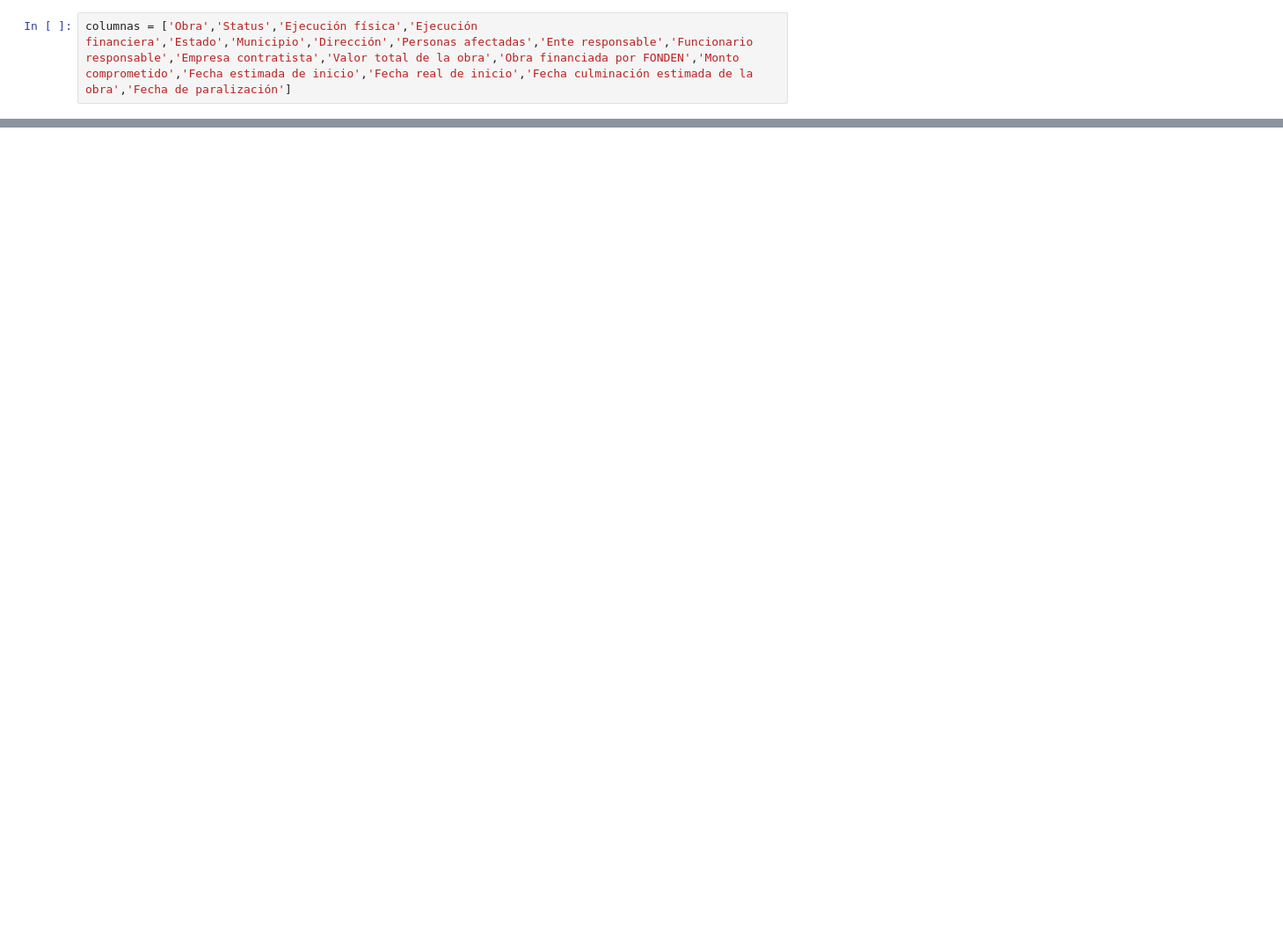
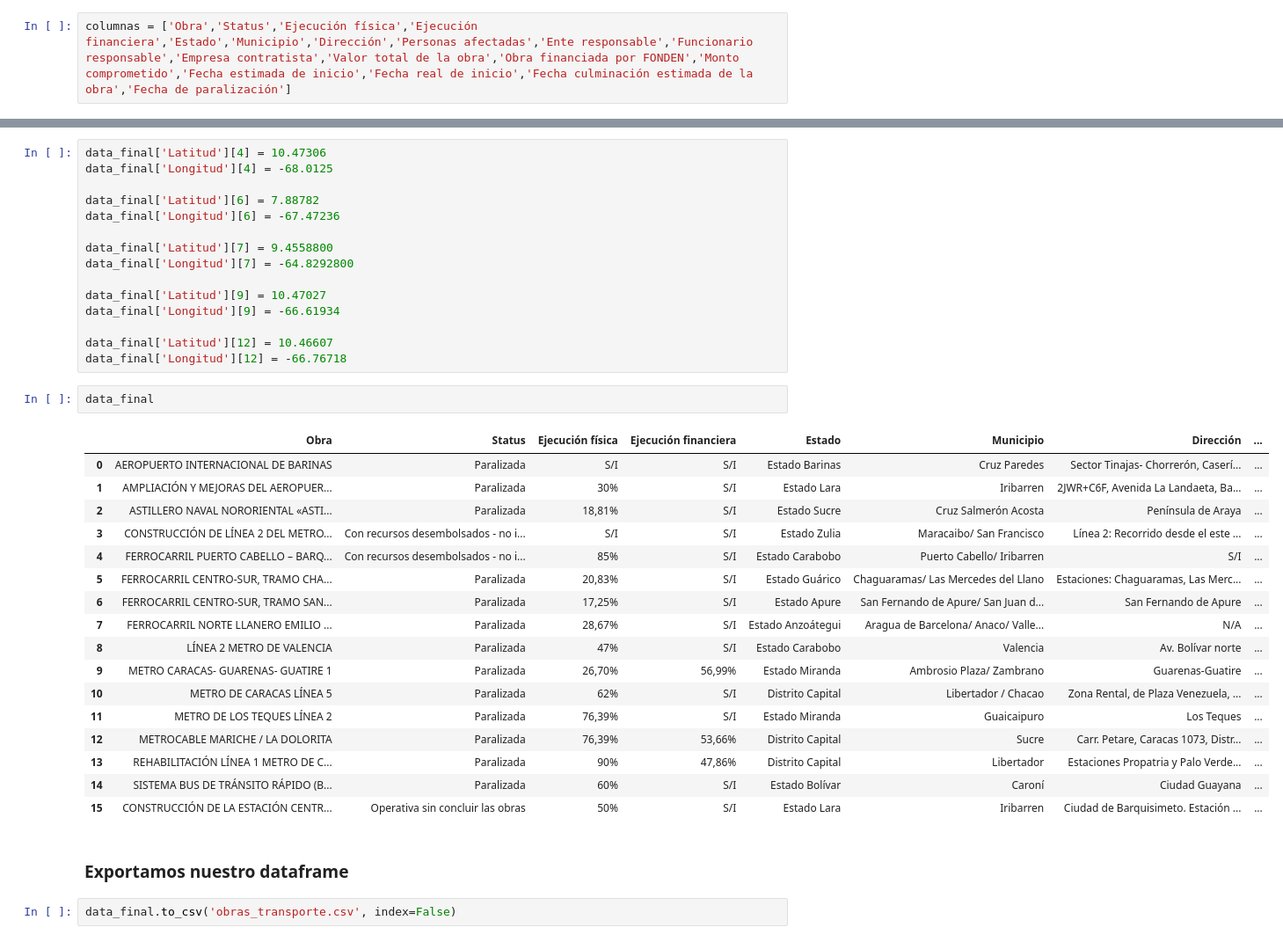
Before and after one commit to Christelllameda/Proyecto-Nro-3, a Jupyter notebook: Scrapping.ipynb, the cells around one changed output, grey strips where cells are left out. Shown at 88% size. Cells and saved outputs as stored; diff of their text form; blank space fills up the shorter version.

```diff
--- a/Scrapping.ipynb
+++ b/Scrapping.ipynb
@@ -44,0 +291,39 @@ df
+# %%
+data_final['Latitud'][4] = 10.47306
+data_final['Longitud'][4] = -68.0125
+
+data_final['Latitud'][6] = 7.88782
+data_final['Longitud'][6] = -67.47236
+
+data_final['Latitud'][7] = 9.4558800
+data_final['Longitud'][7] = -64.8292800
+
+data_final['Latitud'][9] = 10.47027
+data_final['Longitud'][9] = -66.61934
+
+data_final['Latitud'][12] = 10.46607
+data_final['Longitud'][12] = -66.76718
+# %%
+data_final
+# %% [output]
+|  | Obra | Status | Ejecución física | Ejecución financiera | Estado | Municipio | Dirección | ... |
+| 0 | AEROPUERTO INTERNACIONAL DE BARINAS | Paralizada | S/I | S/I | Estado Barinas | Cruz Paredes | Sector Tinajas- Chorrerón, Caserí... | ... |
+| 1 | AMPLIACIÓN Y MEJORAS DEL AEROPUER... | Paralizada | 30% | S/I | Estado Lara | Iribarren | 2JWR+C6F, Avenida La Landaeta, Ba... | ... |
+| 2 | ASTILLERO NAVAL NORORIENTAL «ASTI... | Paralizada | 18,81% | S/I | Estado Sucre | Cruz Salmerón Acosta | Península de Araya | ... |
+| 3 | CONSTRUCCIÓN DE LÍNEA 2 DEL METRO... | Con recursos desembolsados - no i... | S/I | S/I | Estado Zulia | Maracaibo/ San Francisco | Línea 2: Recorrido desde el este ... | ... |
+| 4 | FERROCARRIL PUERTO CABELLO – BARQ... | Con recursos desembolsados - no i... | 85% | S/I | Estado Carabobo | Puerto Cabello/ Iribarren | S/I | ... |
+| 5 | FERROCARRIL CENTRO-SUR, TRAMO CHA... | Paralizada | 20,83% | S/I | Estado Guárico | Chaguaramas/ Las Mercedes del Llano | Estaciones: Chaguaramas, Las Merc... | ... |
+| 6 | FERROCARRIL CENTRO-SUR, TRAMO SAN... | Paralizada | 17,25% | S/I | Estado Apure | San Fernando de Apure/ San Juan d... | San Fernando de Apure | ... |
+| 7 | FERROCARRIL NORTE LLANERO EMILIO ... | Paralizada | 28,67% | S/I | Estado Anzoátegui | Aragua de Barcelona/ Anaco/ Valle... | N/A | ... |
+| 8 | LÍNEA 2 METRO DE VALENCIA | Paralizada | 47% | S/I | Estado Carabobo | Valencia | Av. Bolívar norte | ... |
+| 9 | METRO CARACAS- GUARENAS- GUATIRE 1 | Paralizada | 26,70% | 56,99% | Estado Miranda | Ambrosio Plaza/ Zambrano | Guarenas-Guatire | ... |
+| 10 | METRO DE CARACAS LÍNEA 5 | Paralizada | 62% | S/I | Distrito Capital | Libertador / Chacao | Zona Rental, de Plaza Venezuela, ... | ... |
+| 11 | METRO DE LOS TEQUES LÍNEA 2 | Paralizada | 76,39% | S/I | Estado Miranda | Guaicaipuro | Los Teques | ... |
+| 12 | METROCABLE MARICHE / LA DOLORITA | Paralizada | 76,39% | 53,66% | Distrito Capital | Sucre | Carr. Petare, Caracas 1073, Distr... | ... |
+| 13 | REHABILITACIÓN LÍNEA 1 METRO DE C... | Paralizada | 90% | 47,86% | Distrito Capital | Libertador | Estaciones Propatria y Palo Verde... | ... |
+| 14 | SISTEMA BUS DE TRÁNSITO RÁPIDO (B... | Paralizada | 60% | S/I | Estado Bolívar | Caroní | Ciudad Guayana | ... |
+| 15 | CONSTRUCCIÓN DE LA ESTACIÓN CENTR... | Operativa sin concluir las obras | 50% | S/I | Estado Lara | Iribarren | Ciudad de Barquisimeto. Estación ... | ... |
+# %% [markdown]
+### Exportamos nuestro dataframe
+# %%
+data_final.to_csv('obras_transporte.csv', index=False)
```
Also changed, not shown: parts of 49 cells of this notebook, 10 other files.
